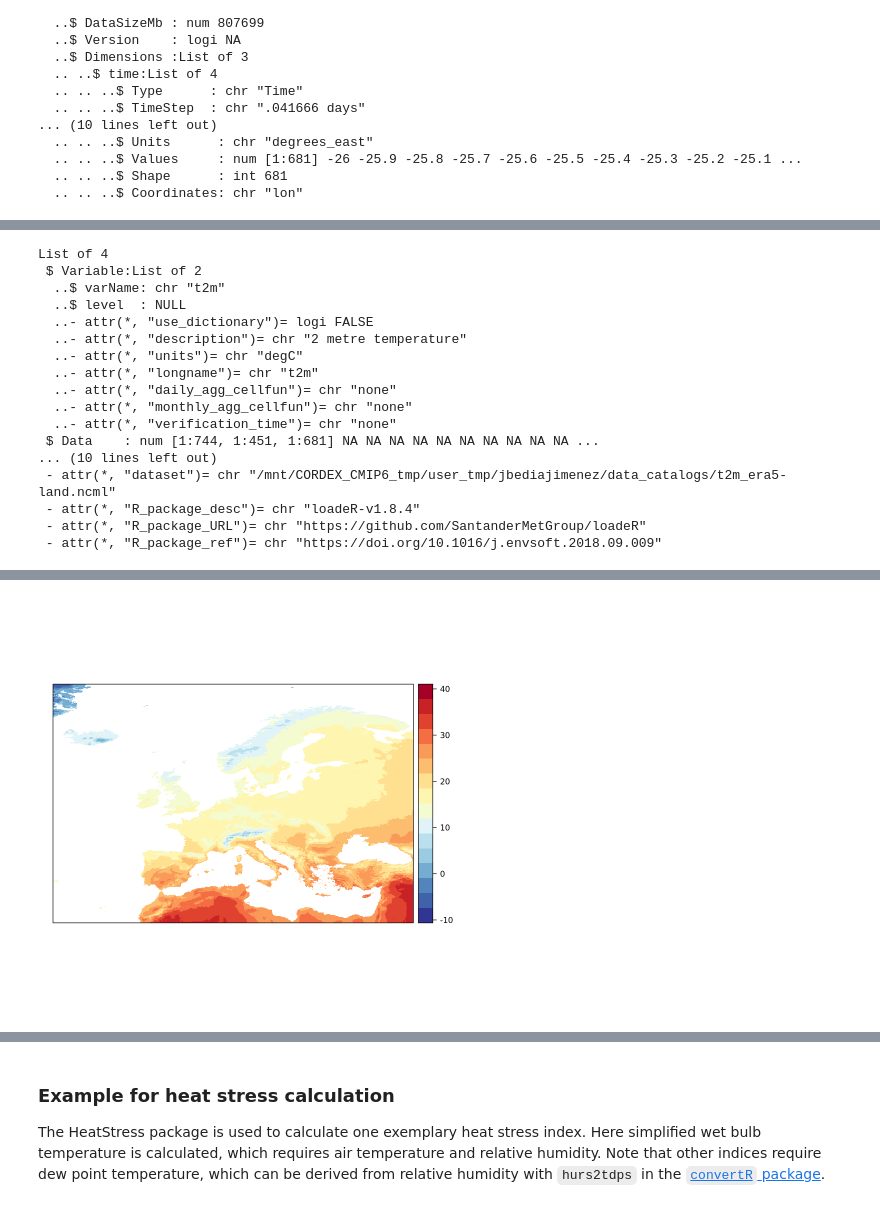
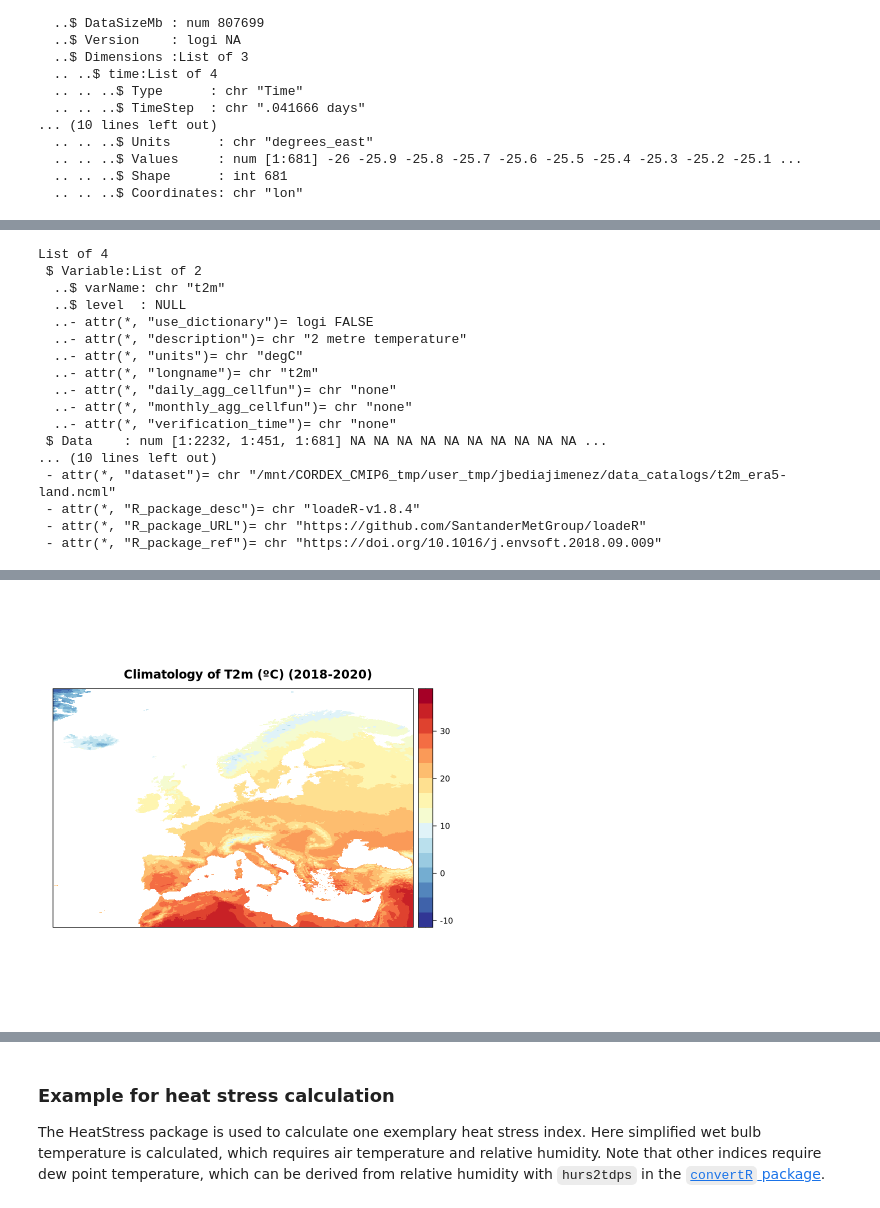
Before and after one commit to anacv/heat-stress-evaluation, a Jupyter notebook: notebooks/2_era5land.ipynb, the cells around one changed output, grey strips where cells are left out. Drawn from its saved outputs; the diff is of its cells as text; code cells hidden in the pictures.

```diff
--- a/notebooks/2_era5land.ipynb
+++ b/notebooks/2_era5land.ipynb
@@ -114,6 +119,8 @@ List of 1
   .. .. ..$ Shape      : int 681
   .. .. ..$ Coordinates: chr "lon"
 # %%
-data_tas <- loadGridData(ncml_file_tas, var = "t2m", years = 2000, season= 7)
+years <- 2018:2020
+seasons <- 8  # August
+data_tas <- loadGridData(ncml_file_tas, var = "t2m", years = years, season= seasons)
 data_tas <- udConvertGrid(data_tas, new.units = "degC")
 # %% [output]
@@ -138,12 +145,12 @@ List of 4
   ..- attr(*, "daily_agg_cellfun")= chr "none"
   ..- attr(*, "monthly_agg_cellfun")= chr "none"
   ..- attr(*, "verification_time")= chr "none"
- $ Data    : num [1:744, 1:451, 1:681] NA NA NA NA NA NA NA NA NA NA ...
+ $ Data    : num [1:2232, 1:451, 1:681] NA NA NA NA NA NA NA NA NA NA ...
 ... (10 lines left out)
  - attr(*, "dataset")= chr "/mnt/CORDEX_CMIP6_tmp/user_tmp/jbediajimenez/data_catalogs/t2m_era5-land.ncml"
  - attr(*, "R_package_desc")= chr "loadeR-v1.8.4"
  - attr(*, "R_package_URL")= chr "https://github.com/SantanderMetGroup/loadeR"
  - attr(*, "R_package_ref")= chr "https://doi.org/10.1016/j.envsoft.2018.09.009"
 # %%
-spatialPlot(climatology(data_tas), rev.colors = TRUE)
+spatialPlot(climatology(data_tas), rev.colors = TRUE, main=paste0("Climatology of T2m (ºC) (",years[1],"-",years[length(years)],")"))
 # %% [output]
@@ -153,2 +160,2 @@ spatialPlot(climatology(data_tas), rev.colors = TRUE)
-[figure, old version]
+[figure, new version]
 # %%
```
Also changed, not shown: parts of 22 cells of this notebook, 2 other files.
